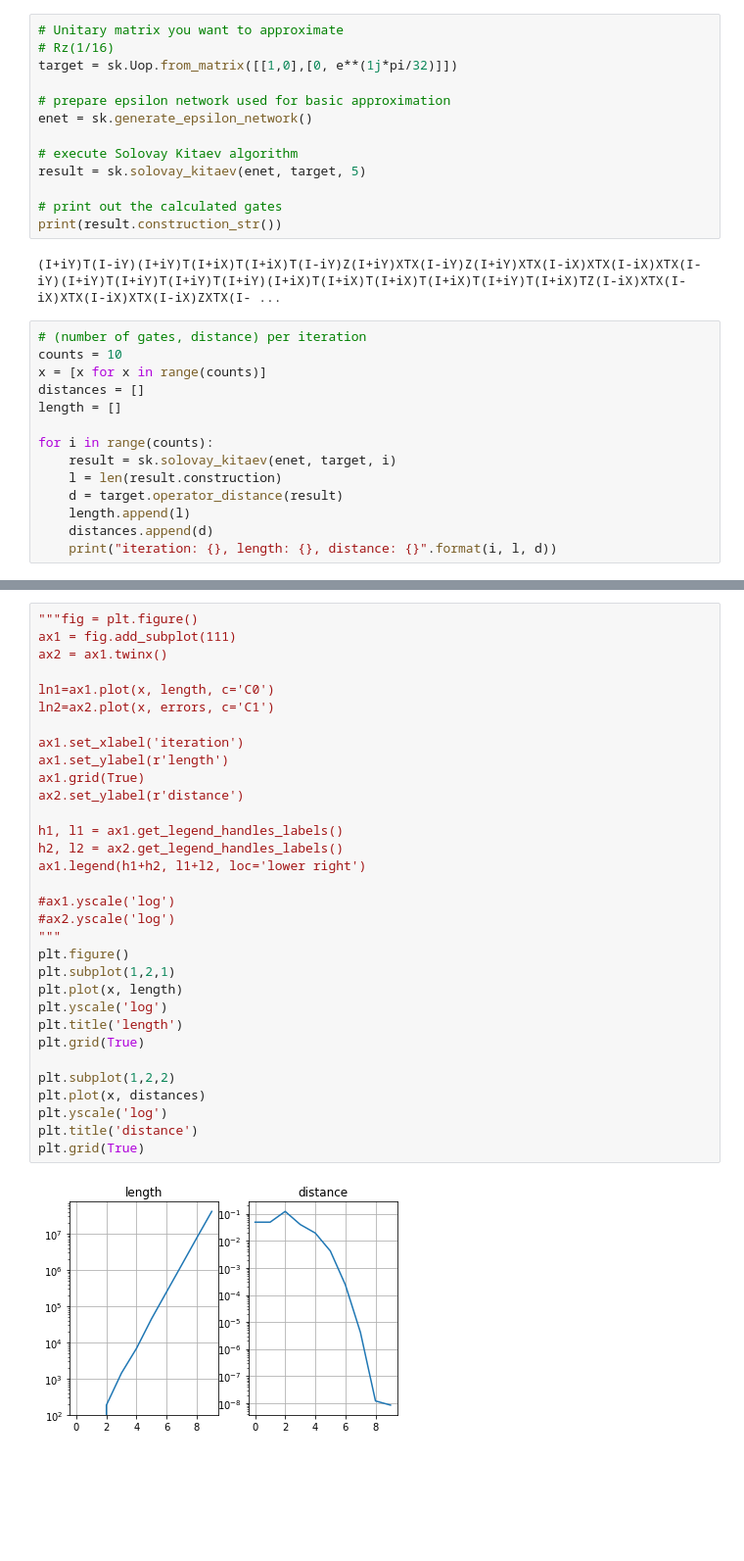
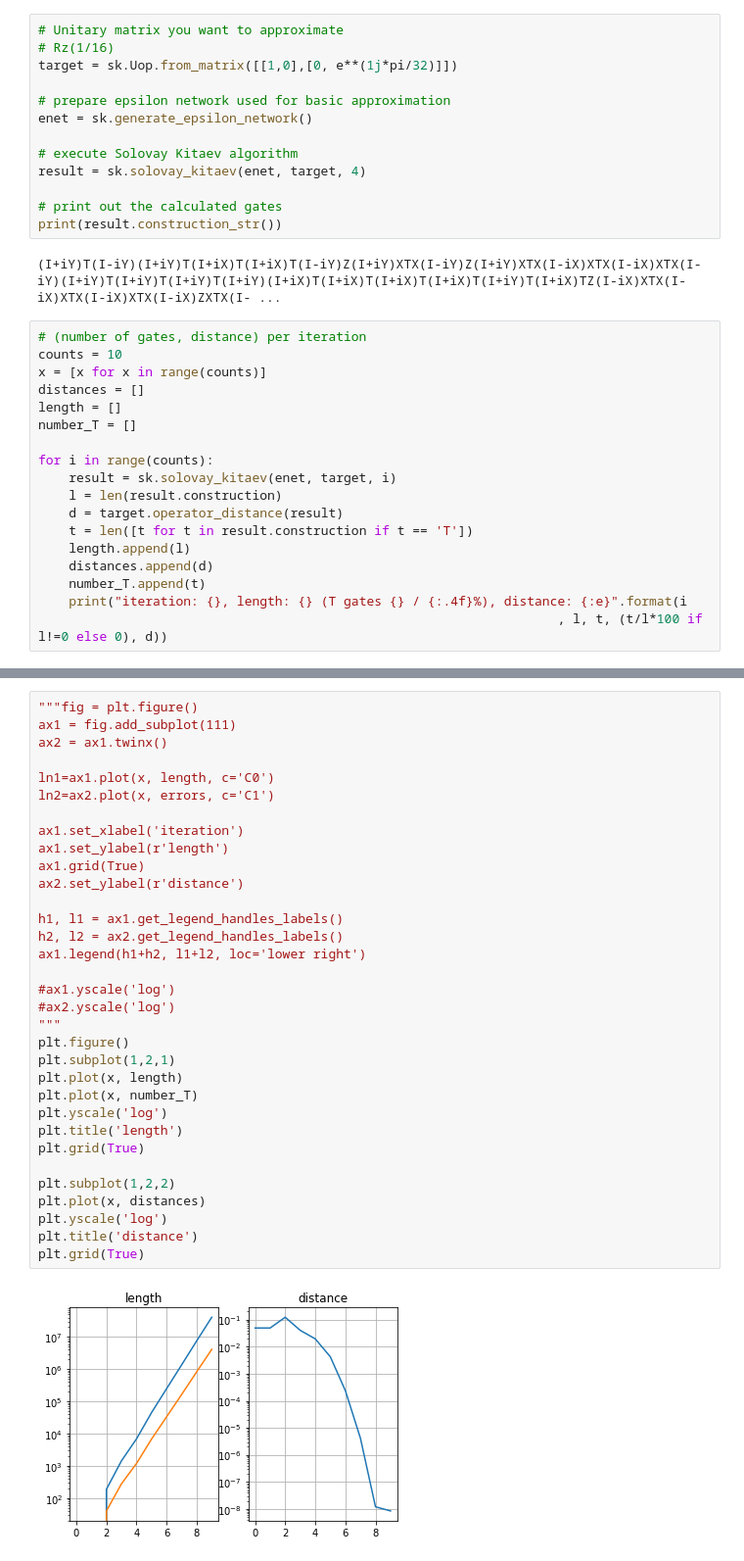
Before and after one commit to ssmi1975/solovay-kitaev-py, a Jupyter notebook: demo.ipynb, the cells around one changed output, grey strips where cells are left out. Shown: that part at 98% size. Saved outputs shown, nothing was run; the diff lists cells and outputs as text; blank space fills up the shorter version.

Commit message:
added T-gate rate in the graph

```diff
--- a/demo.ipynb
+++ b/demo.ipynb
@@ -28,7 +28,7 @@ target = sk.Uop.from_matrix([[1,0],[0, e**(1j*pi/32)]])
 enet = sk.generate_epsilon_network()
 
 # execute Solovay Kitaev algorithm
-result = sk.solovay_kitaev(enet, target, 5)
+result = sk.solovay_kitaev(enet, target, 4)
 
 # print out the calculated gates
 print(result.construction_str())
@@ -40,12 +40,16 @@ counts = 10
 x = [x for x in range(counts)]
 distances = []
 length = []
+number_T = []
 
 for i in range(counts):
     result = sk.solovay_kitaev(enet, target, i)
     l = len(result.construction)
     d = target.operator_distance(result)
+    t = len([t for t in result.construction if t == 'T'])
     length.append(l)
     distances.append(d)
-    print("iteration: {}, length: {}, distance: {}".format(i, l, d))
+    number_T.append(t)
+    print("iteration: {}, length: {} (T gates {} / {:.4f}%), distance: {:e}".format(i
+                                                                    , l, t, (t/l*100 if l!=0 else 0), d))
 # %% [output]
@@ -65,31 +69,32 @@ ax1 = fig.add_subplot(111)
 ax2 = ax1.twinx()
 
 ln1=ax1.plot(x, length, c='C0')
 ln2=ax2.plot(x, errors, c='C1')
 
 ax1.set_xlabel('iteration')
 ax1.set_ylabel(r'length')
 ax1.grid(True)
 ax2.set_ylabel(r'distance')
 
 h1, l1 = ax1.get_legend_handles_labels()
 h2, l2 = ax2.get_legend_handles_labels()
 ax1.legend(h1+h2, l1+l2, loc='lower right')
 
 #ax1.yscale('log')
 #ax2.yscale('log')
 """
 plt.figure()
 plt.subplot(1,2,1)
 plt.plot(x, length)
+plt.plot(x, number_T)
 plt.yscale('log')
 plt.title('length')
 plt.grid(True)
 
 plt.subplot(1,2,2)
 plt.plot(x, distances)
 plt.yscale('log')
 plt.title('distance')
 plt.grid(True)
 # %% [output]
-[figure, old version]
+[figure, new version]
```
Also changed, not shown: parts of 1 cell of this notebook.
